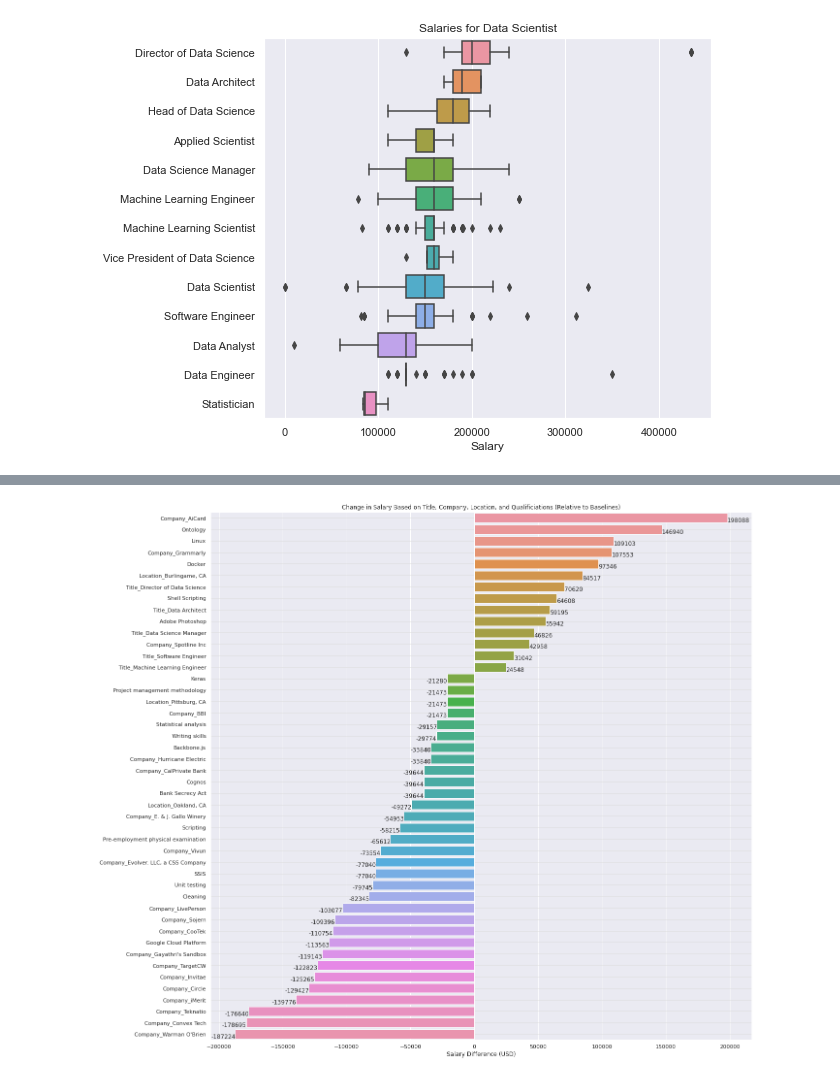
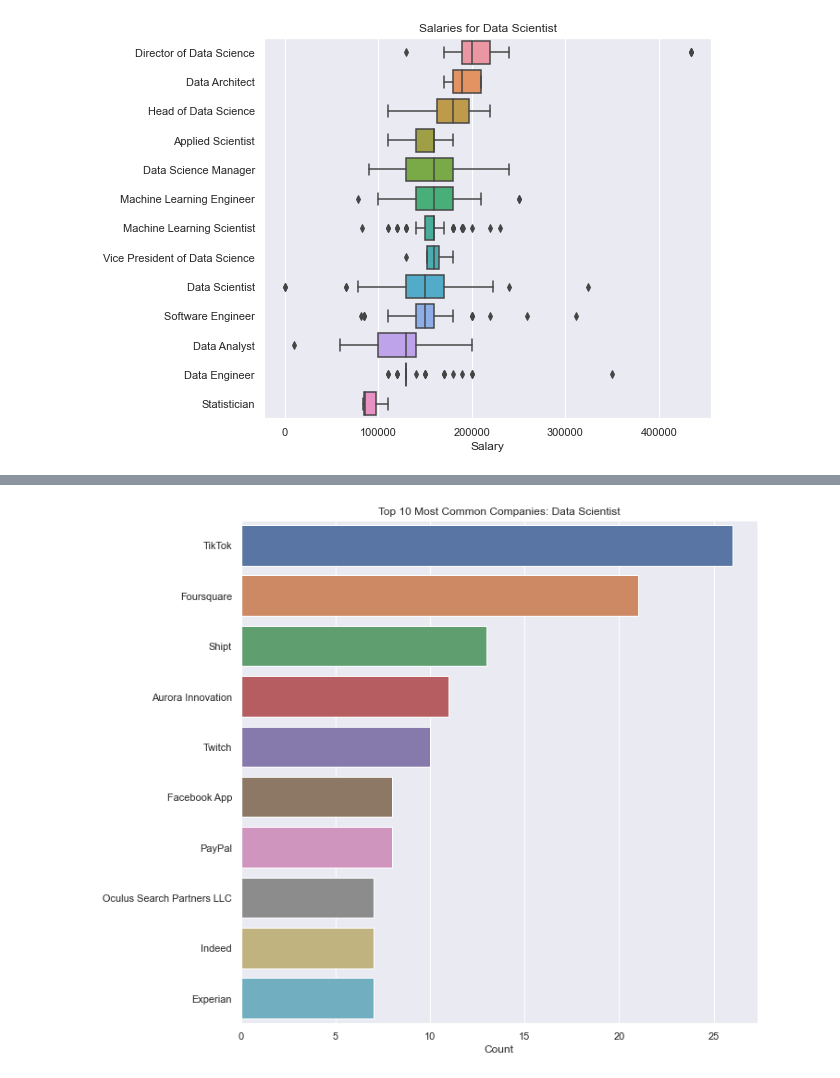
Before and after one commit to sykuann/Project-Data-Scientist-Salary, a Jupyter notebook: Project Data Scientist Salary.ipynb, the cells around one changed output, grey strips where cells are left out. Saved outputs shown, nothing was run; the diff lists cells and outputs as text; code cells hidden in the pictures.

```diff
--- a/Project Data Scientist Salary.ipynb
+++ b/Project Data Scientist Salary.ipynb
@@ -153,7 +161,7 @@ for i in df1.Title.unique():
 for i in df1.Title.unique():
     location_index = df1[df1.Title == i]['Location'].value_counts().index
     location_values = df1[df1.Title == i]['Location'].value_counts().values
-    plt.figure(figsize = (3,4))
+    plt.figure(figsize = (7,8))
     plt.title('Top 10 Most Common Locations: {}'.format(i))
     sns.barplot(x = location_index[0:10], y = location_values[0:10])
     plt.show()
@@ -356,4 +181,0 @@ Adj. alpha value after FWER correction by Bonferroni method: 5.070993914807303e-
-# %%
-print('Variables with a rejected null hypothesis using Bonferroni method:')
-for i in results.pvalues.index[1:][reject]:
-    print(i)
@@ -406,10 +182,11 @@ def show_values_on_bars(axs, h_v = 'v',space = 0.5):
-# %%
-plt.figure(figsize=(20, 20))
-bp = sns.barplot(y=results.pvalues.index[1:][reject],x=results.params.values[1:][reject], order = order)
-bp.set_axisbelow(True)
-bp.yaxis.grid(color='gainsboro', linestyle='solid')
-plt.xlabel('Salary Difference (USD)')
-plt.title('Change in Salary Based on Title, Company, Location, and Qualificiations (Relative to Baselines)')
-show_values_on_bars(bp, "h", 1)
-# %% [output]
-[figure, removed]
+# %%
+for i in df1.Title.unique():
+    company_index = df1[df1.Title == i]['Company'].value_counts().index
+    company_counts = df1[df1.Title == i]['Company'].value_counts().values
+    plt.figure(figsize=(10, 10))
+    sns.barplot(y=company_index[0:10], x=company_counts[0:10])
+    plt.title('Top 10 Most Common Companies: {}'.format(i))
+    plt.xlabel('Count')
+    plt.show()
+# %% [output]
+[figure, added]
```
Also changed, not shown: parts of 29 cells of this notebook.
